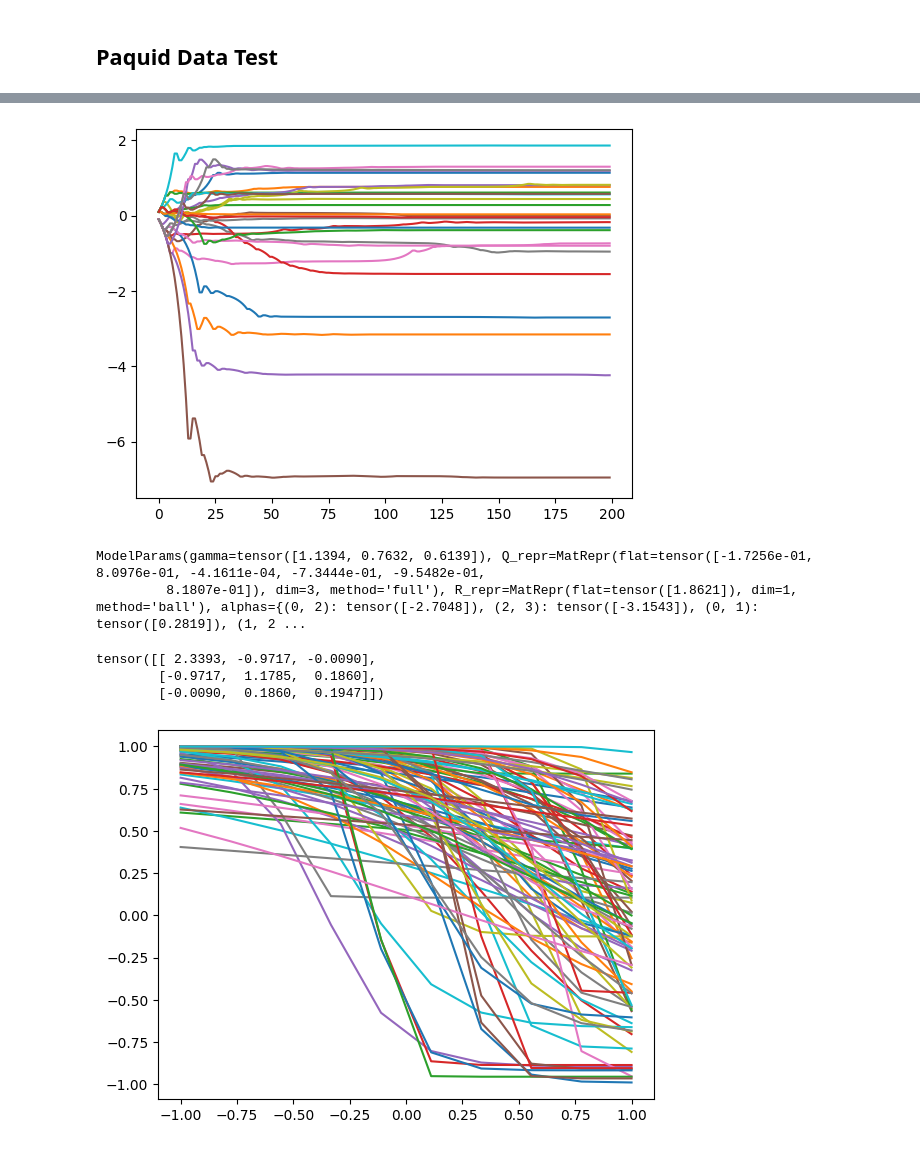
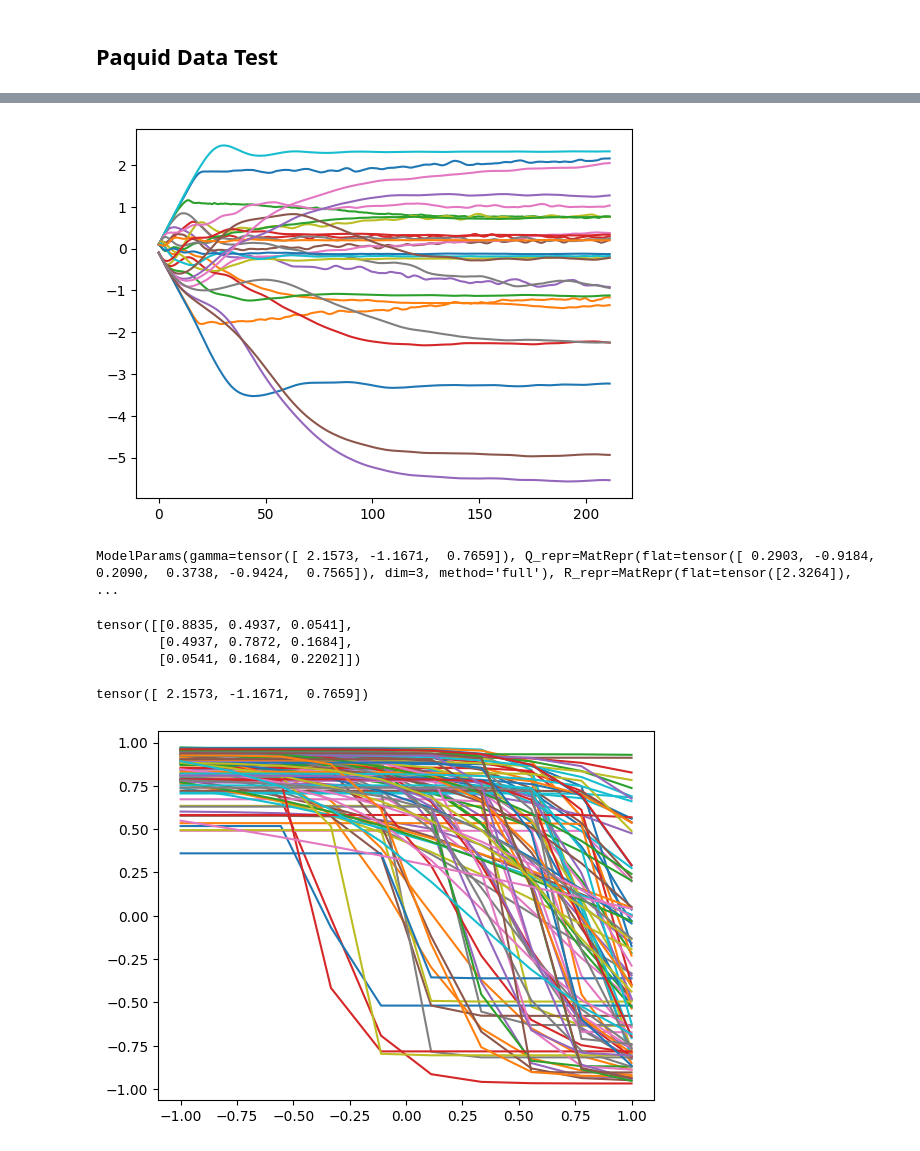
Before and after one commit to felixlaplante/jmstate, a Jupyter notebook: paquid-test2.ipynb, the cells around one changed output, grey strips where cells are left out. Cells and saved outputs as stored; diff of their text form; code cells hidden in the pictures.

```diff
--- a/paquid-test2.ipynb
+++ b/paquid-test2.ipynb
@@ -81,16 +82,14 @@ plt.show()
 # %%
 buckets = build_buckets(trajectories)
 # %%
-@torch.jit.script
-def reg(t, psi):
+def reg(t: torch.Tensor, psi: torch.Tensor):
     a, b, c = psi.chunk(3, dim=-1)
-    return (a * torch.tanh(2 * (t - c) / (a * b)) + (1 - a)).unsqueeze(-1)
+    return (a * torch.tanh((t - c) / b)).unsqueeze(-1)
 
 
-@torch.jit.script
-def f(gamma, x, b):
-    psi = gamma + b
-    psi[..., 0] = torch.sigmoid(psi[..., 0])
+def f(gamma: torch.Tensor | None, x: torch.Tensor | None, b: torch.Tensor):
+    psi = cast(torch.Tensor, gamma) + b
+    psi[..., 0] = psi[..., 0].sigmoid()
     psi[..., 1] = -psi[..., 1].exp()
     return psi
 
@@ -119,28 +118,27 @@ data = ModelData(x, t, y, trajectories, c)
 # %%
 model = MultiStateJointModel(model_design, init_params)
 metrics = model.do(
     data,
     job_factories=[
-        jmstate.jobs.RandomFit(torch.optim.Rprop, lr=0.1),
+        jmstate.jobs.RandomFit(lr=0.1),
         jmstate.jobs.LogParamsHistory(),
+        jmstate.jobs.ValueStop(),
     ],
-    max_iterations=200,
-    n_steps=10,
+    max_iterations=500,
 )
 
 plt.plot(torch.cat([p.as_flat_tensor[None] for p in metrics], dim=0))
 plt.show()
 # %% [output]
-[figure, old version]
+[figure, new version]
 # %%
 print(model.params_)
 model.params_.get_cov("Q")
 # %% [output]
-ModelParams(gamma=tensor([1.1394, 0.7632, 0.6139]), Q_repr=MatRepr(flat=tensor([-1.7256e-01,  8.0976e-01, -4.1611e-04, -7.3444e-01, -9.5482e-01,
-         8.1807e-01]), dim=3, method='full'), R_repr=MatRepr(flat=tensor([1.8621]), dim=1, method='ball'), alphas={(0, 2): tensor([-2.7048]), (2, 3): tensor([-3.1543]), (0, 1): tensor([0.2819]), (1, 2 ...
+ModelParams(gamma=tensor([ 2.1573, -1.1671,  0.7659]), Q_repr=MatRepr(flat=tensor([ 0.2903, -0.9184,  0.2090,  0.3738, -0.9424,  0.7565]), dim=3, method='full'), R_repr=MatRepr(flat=tensor([2.3264]),  ...
-tensor([[ 2.3393, -0.9717, -0.0090],
-        [-0.9717,  1.1785,  0.1860],
-        [-0.0090,  0.1860,  0.1947]])
+tensor([[0.8835, 0.4937, 0.0541],
+        [0.4937, 0.7872, 0.1684],
+        [0.0541, 0.1684, 0.2202]])
 # %%
 n_test = 100
 t_test = torch.linspace(-1, 1, 10)
@@ -156,12 +154,14 @@ x_test = x[:n_test]
 b_test = Q_dist.sample((n_test,))
 psi_test = model_design.individual_effects_fn(model.params_.gamma, x_test, b_test)
 trajectories_init_test = [[trajectories[i][0]] for i in range(n_test)]
+print(model.params_.gamma)
 y_test = model_design.regression_fn(t_test, psi_test)
 y_test += 0 * R_dist.sample(y_test.shape[:-1])
 plt.plot(t_test, y_test[:, :, 0].T)
 plt.show()
 # %% [output]
+tensor([ 2.1573, -1.1671,  0.7659])
-[figure, old version]
+[figure, new version]
 # %%
 sample_data_test = SampleData(x_test, trajectories_init_test, psi_test)
 trajectories_test = model.sample_trajectories(
```
Also changed, not shown: parts of 2 cells of this notebook, 1 other file.
